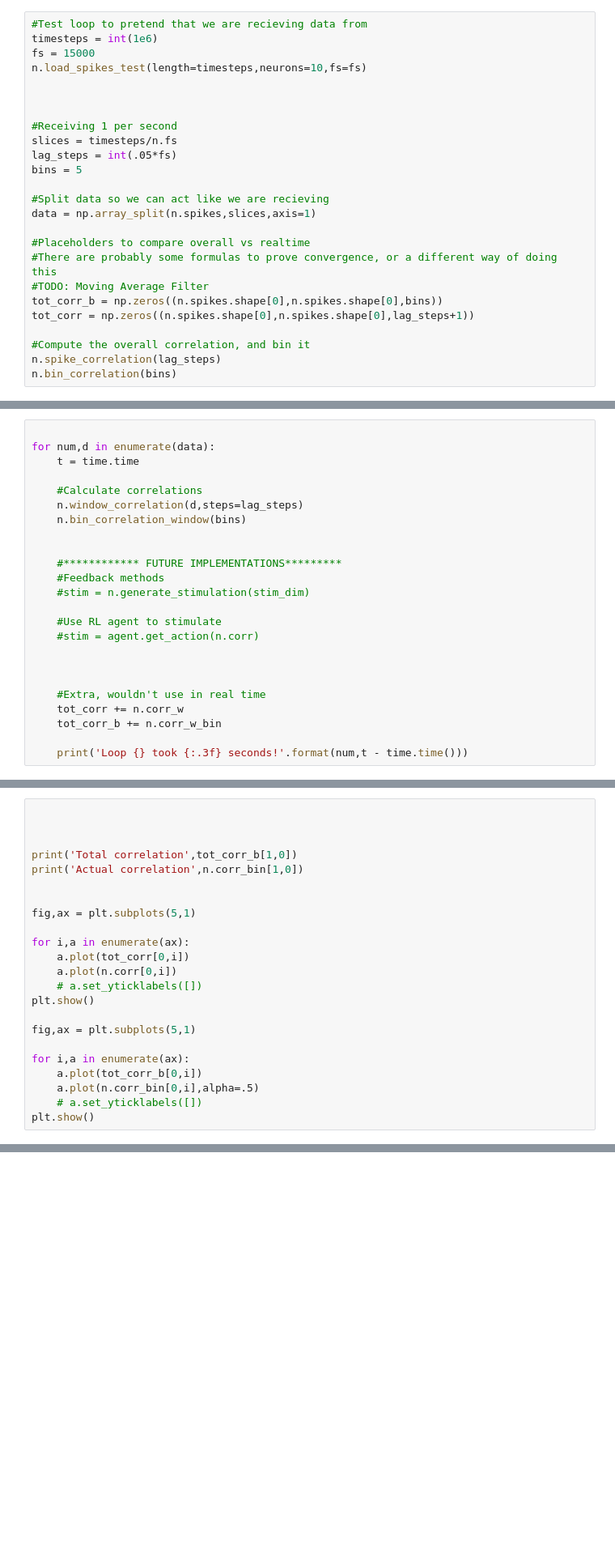
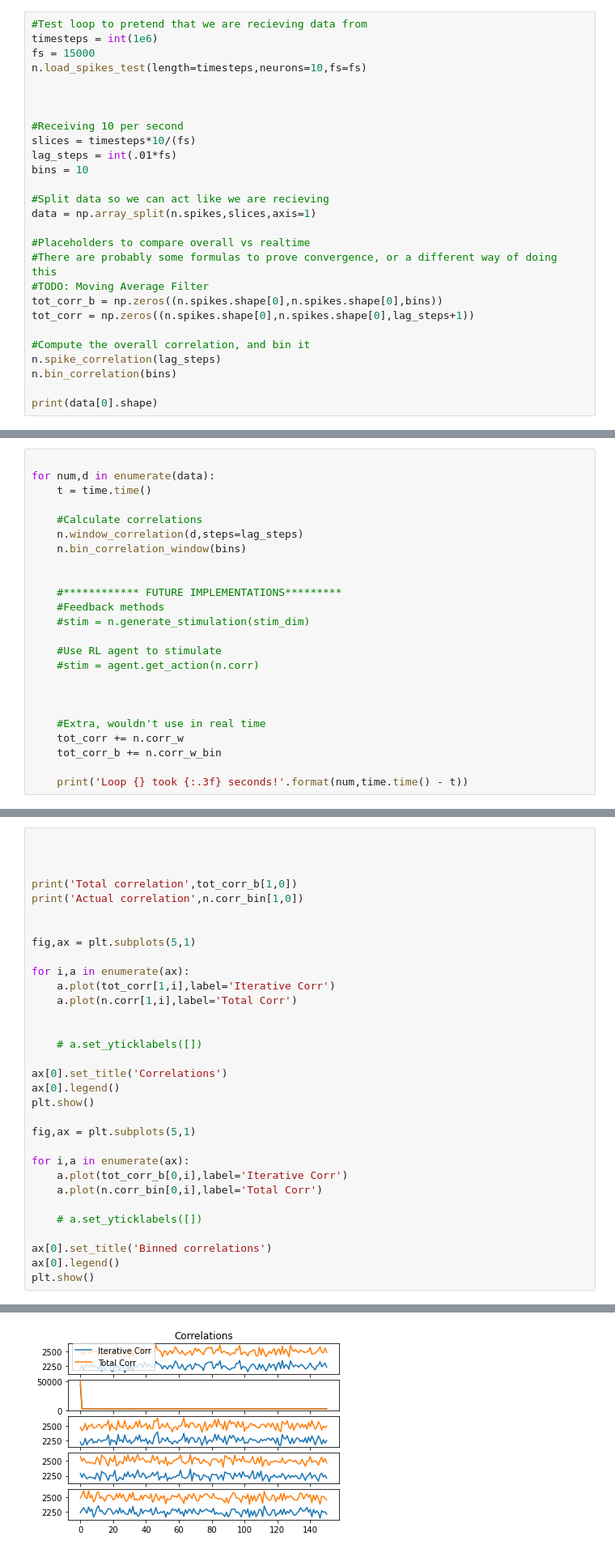
Before and after one commit to braingeneers/braingeneerspy, a Jupyter notebook: braingeneers/neuron_example.ipynb, the cells around one changed output, grey strips where cells are left out. Shown at 81% size. Cells and saved outputs as stored; diff of their text form; blank space fills up the shorter version.

```diff
--- a/braingeneers/neuron_example.ipynb
+++ b/braingeneers/neuron_example.ipynb
@@ -88,10 +88,10 @@ n.load_spikes_test(length=timesteps,neurons=10,fs=fs)
 
 
 
-#Receiving 1 per second
-slices = timesteps/n.fs
-lag_steps = int(.05*fs)
-bins = 5
+#Receiving 10 per second
+slices = timesteps*10/(fs)
+lag_steps = int(.01*fs)
+bins = 10
 
 #Split data so we can act like we are recieving
 data = np.array_split(n.spikes,slices,axis=1)
@@ -105,3 +105,5 @@ tot_corr = np.zeros((n.spikes.shape[0],n.spikes.shape[0],lag_steps+1))
 #Compute the overall correlation, and bin it
 n.spike_correlation(lag_steps)
 n.bin_correlation(bins)
+
+print(data[0].shape)
@@ -112,7 +116,7 @@ This gives the potential to analyze correlation or other metrics to provide feed
 # %%
 
 for num,d in enumerate(data):
-    t = time.time
+    t = time.time()
 
     #Calculate correlations
     n.window_correlation(d,steps=lag_steps)
@@ -132,5 +136,5 @@ for num,d in enumerate(data):
     tot_corr += n.corr_w
     tot_corr_b += n.corr_w_bin
 
-    print('Loop {} took {:.3f} seconds!'.format(num,t - time.time()))
+    print('Loop {} took {:.3f} seconds!'.format(num,time.time() - t))
 # %% [output]
@@ -146,16 +166,25 @@ print('Actual correlation',n.corr_bin[1,0])
 fig,ax = plt.subplots(5,1)
 
 for i,a in enumerate(ax):
-    a.plot(tot_corr[0,i])
-    a.plot(n.corr[0,i])
+    a.plot(tot_corr[1,i],label='Iterative Corr')
+    a.plot(n.corr[1,i],label='Total Corr')
+
+
     # a.set_yticklabels([])
+
+ax[0].set_title('Correlations')
+ax[0].legend()
 plt.show()
 
 fig,ax = plt.subplots(5,1)
 
 for i,a in enumerate(ax):
-    a.plot(tot_corr_b[0,i])
-    a.plot(n.corr_bin[0,i],alpha=.5)
+    a.plot(tot_corr_b[0,i],label='Iterative Corr')
+    a.plot(n.corr_bin[0,i],label='Total Corr')
+
     # a.set_yticklabels([])
+
+ax[0].set_title('Binned correlations')
+ax[0].legend()
 plt.show()
 # %% [output]
@@ -166,0 +193 @@ AttributeError: 'Neuron' object has no attribute 'corr_window'
+[figure, added]
```
Also changed, not shown: parts of 5 cells of this notebook, 2 other files.
